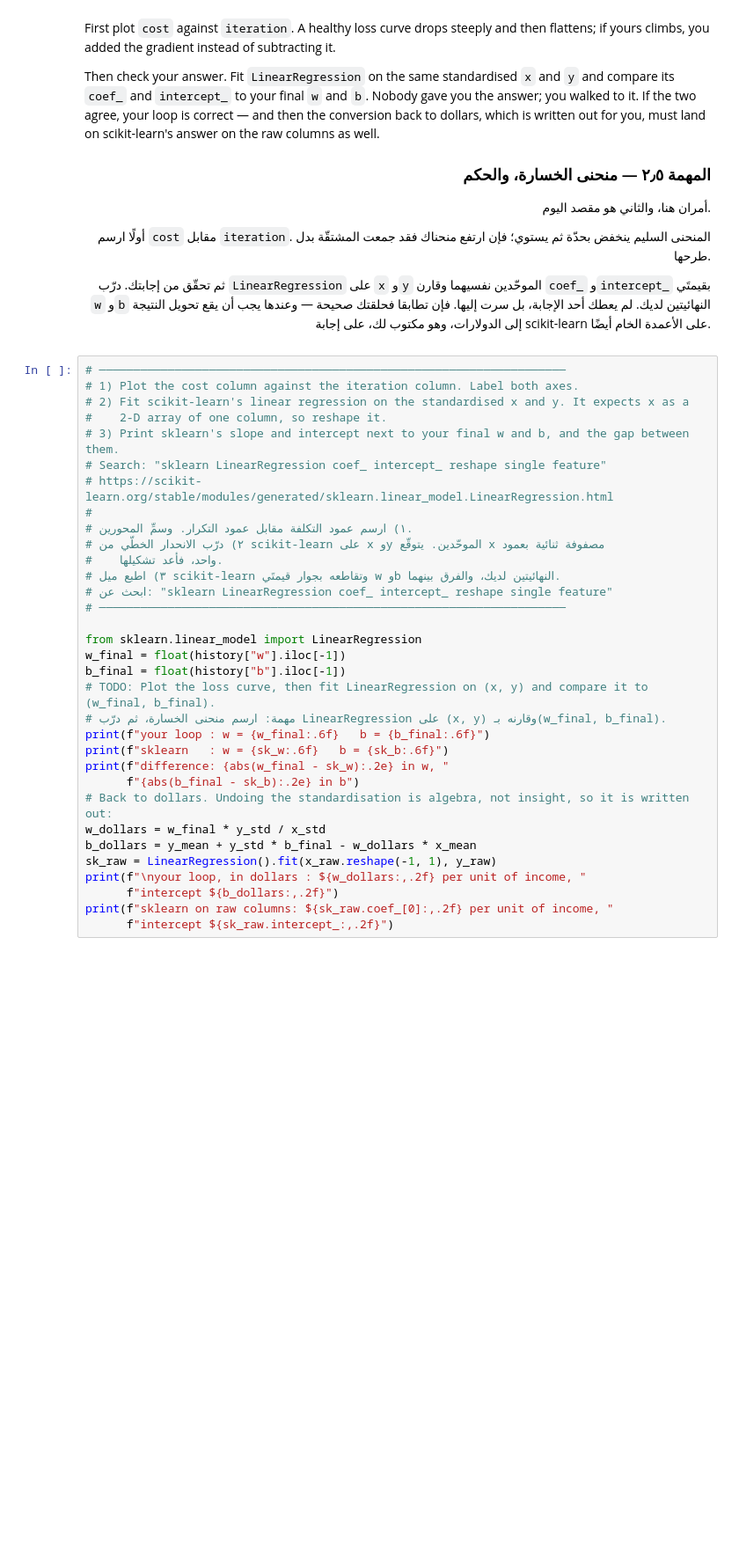
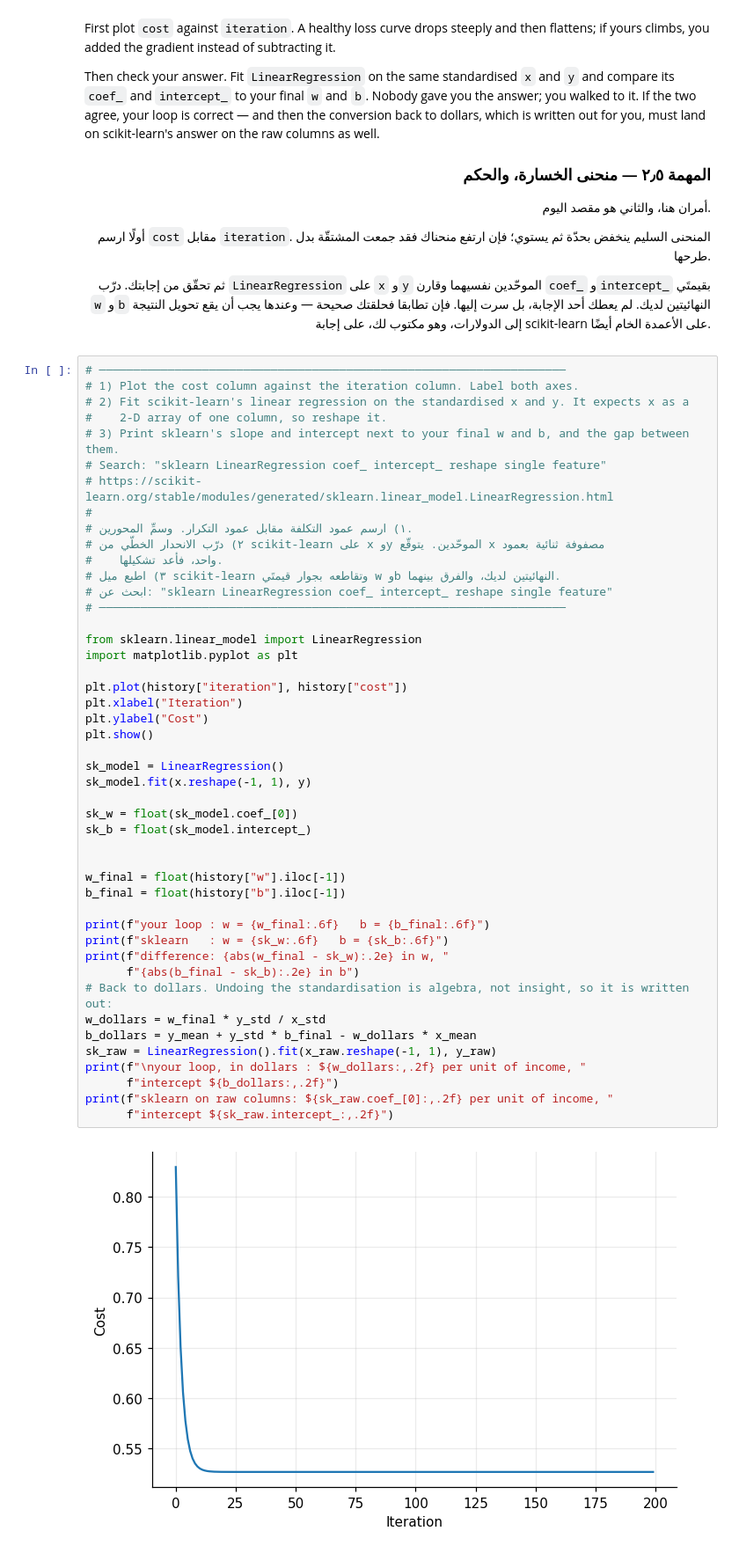
Before and after one commit to 43u0/AIEP_Olo_student, a Jupyter notebook: week_1_foundations/labs/D2_gradient_descent/D2_gradient_descent_blank.ipynb, the cells around one changed output. Shown at 88% size. Cells and saved outputs as stored; diff of their text form; blank space fills up the shorter version.

```diff
--- a/week_1_foundations/labs/D2_gradient_descent/D2_gradient_descent_blank.ipynb
+++ b/week_1_foundations/labs/D2_gradient_descent/D2_gradient_descent_blank.ipynb
@@ -626,32 +640,47 @@ you, must land on scikit-learn's answer on the raw columns as well.
 # ────────────────────────────────────────────────────────────────────
 # 1) Plot the cost column against the iteration column. Label both axes.
 # 2) Fit scikit-learn's linear regression on the standardised x and y. It expects x as a
 #    2-D array of one column, so reshape it.
 # 3) Print sklearn's slope and intercept next to your final w and b, and the gap between them.
 # Search: "sklearn LinearRegression coef_ intercept_ reshape single feature"
 # https://scikit-learn.org/stable/modules/generated/sklearn.linear_model.LinearRegression.html
 #
 # ١) ارسم عمود التكلفة مقابل عمود التكرار. وسمِّ المحورين.
 # ٢) درّب الانحدار الخطّي من scikit-learn على x وy الموحّدين. يتوقّع x مصفوفة ثنائية بعمود
 #    واحد، فأعد تشكيلها.
 # ٣) اطبع ميل scikit-learn وتقاطعه بجوار قيمتَي w وb النهائيتين لديك، والفرق بينهما.
 # ابحث عن: "sklearn LinearRegression coef_ intercept_ reshape single feature"
 # ────────────────────────────────────────────────────────────────────
 
 from sklearn.linear_model import LinearRegression
+import matplotlib.pyplot as plt
+
+plt.plot(history["iteration"], history["cost"])
+plt.xlabel("Iteration")
+plt.ylabel("Cost")
+plt.show()
+
+sk_model = LinearRegression()
+sk_model.fit(x.reshape(-1, 1), y)
+
+sk_w = float(sk_model.coef_[0])
+sk_b = float(sk_model.intercept_)
+
+
 w_final = float(history["w"].iloc[-1])
 b_final = float(history["b"].iloc[-1])
-# TODO: Plot the loss curve, then fit LinearRegression on (x, y) and compare it to (w_final, b_final).
-# مهمة: ارسم منحنى الخسارة، ثم درّب LinearRegression على (x, y) وقارنه بـ(w_final, b_final).
+
 print(f"your loop : w = {w_final:.6f}   b = {b_final:.6f}")
 print(f"sklearn   : w = {sk_w:.6f}   b = {sk_b:.6f}")
 print(f"difference: {abs(w_final - sk_w):.2e} in w, "
       f"{abs(b_final - sk_b):.2e} in b")
 # Back to dollars. Undoing the standardisation is algebra, not insight, so it is written out:
 w_dollars = w_final * y_std / x_std
 b_dollars = y_mean + y_std * b_final - w_dollars * x_mean
 sk_raw = LinearRegression().fit(x_raw.reshape(-1, 1), y_raw)
 print(f"\nyour loop, in dollars : ${w_dollars:,.2f} per unit of income, "
       f"intercept ${b_dollars:,.2f}")
 print(f"sklearn on raw columns: ${sk_raw.coef_[0]:,.2f} per unit of income, "
       f"intercept ${sk_raw.intercept_:,.2f}")
+# %% [output]
+[figure, added]
```
Also changed, not shown: parts of 6 cells of this notebook.
